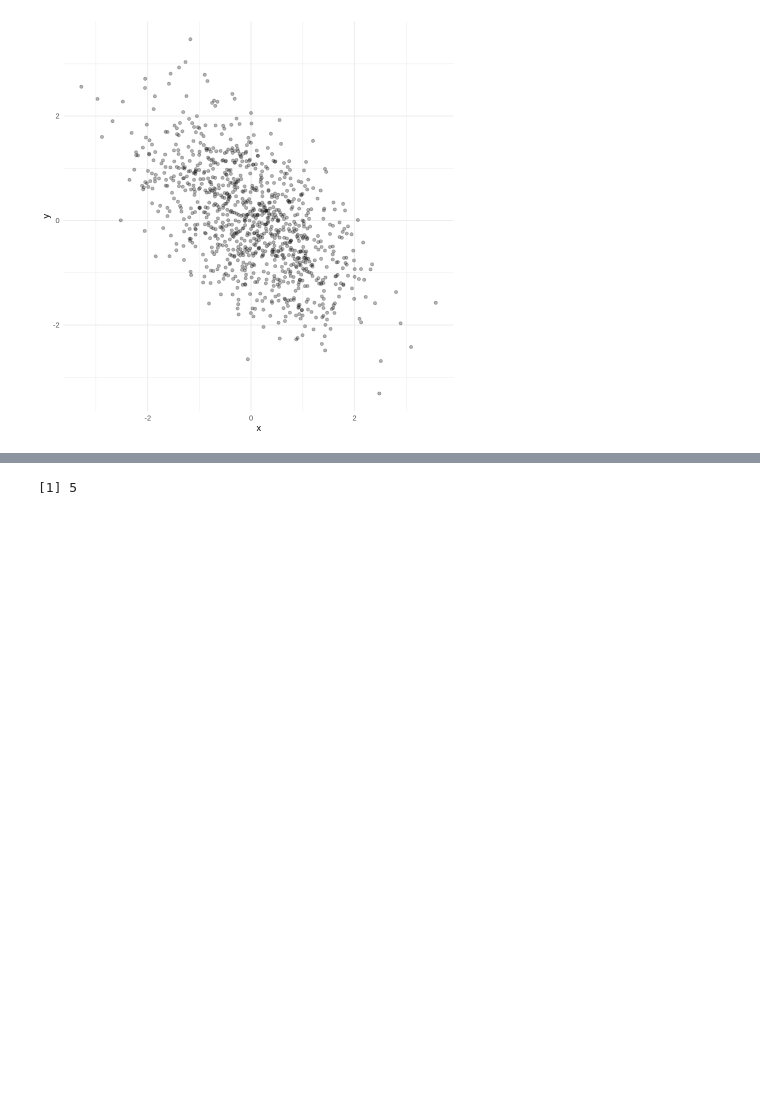
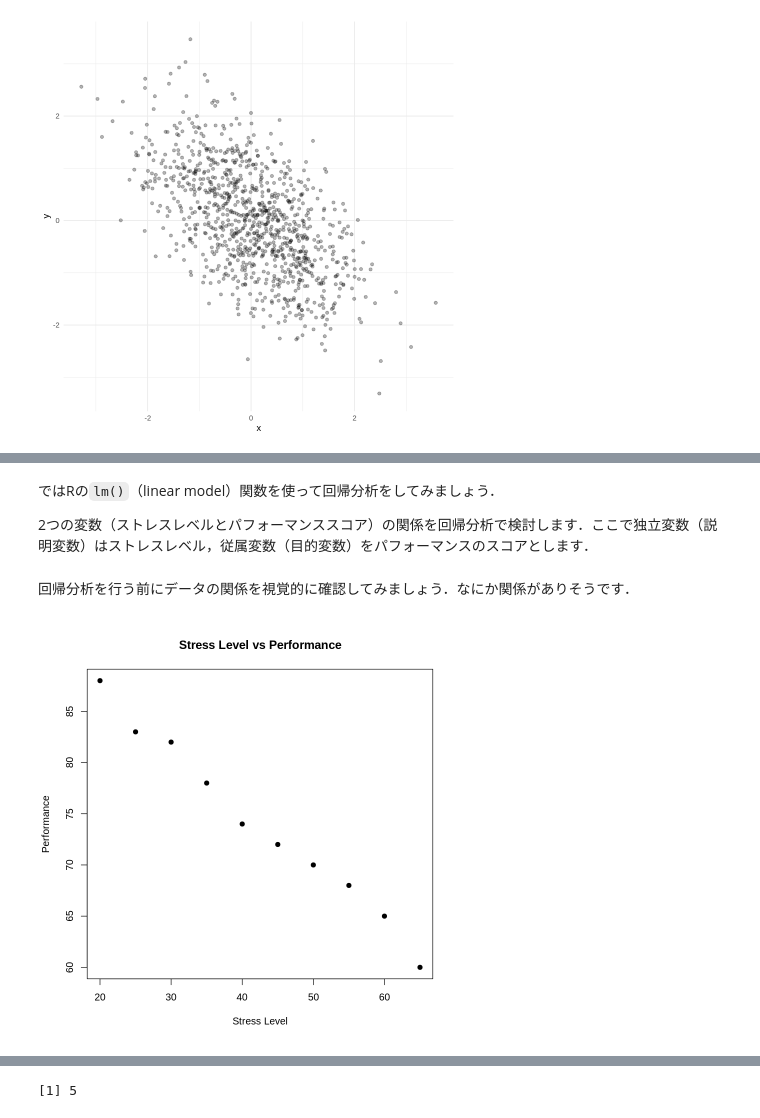
Before and after one commit to komorimasashi/jinka-stat-a1, a Jupyter notebook: R05_Descriptives.ipynb, the cells around one changed output, grey strips where cells are left out. Drawn from its saved outputs; the diff is of its cells as text; code cells hidden in the pictures; blank space fills up the shorter version.

```diff
--- a/R05_Descriptives.ipynb
+++ b/R05_Descriptives.ipynb
@@ -379,0 +409,18 @@ cor(values[,1],values[,2])
+# %% [markdown]
+ではRの`lm()`（linear model）関数を使って回帰分析をしてみましょう．
+
+2つの変数（ストレスレベルとパフォーマンススコア）の関係を回帰分析で検討します．ここで独立変数（説明変数）はストレスレベル，従属変数（目的変数）をパフォーマンスのスコアとします．
+# %%
+# データフレーム
+data <- data.frame(
+stress_level = c(20, 25, 30, 35, 40, 45, 50, 55, 60, 65), # ストレスレベル
+performance = c(88, 83, 82, 78, 74, 72, 70, 68, 65, 60) # パフォーマンススコア
+)
+# %% [markdown]
+回帰分析を行う前にデータの関係を視覚的に確認してみましょう．なにか関係がありそうです．
+# %%
+# 散布図の作成
+plot(data$stress_level, data$performance, main="Stress Level vs Performance",
+   xlab="Stress Level", ylab="Performance", pch=19)
+# %% [output]
+[figure, added]
```
Also changed, not shown: parts of 9 cells of this notebook.
